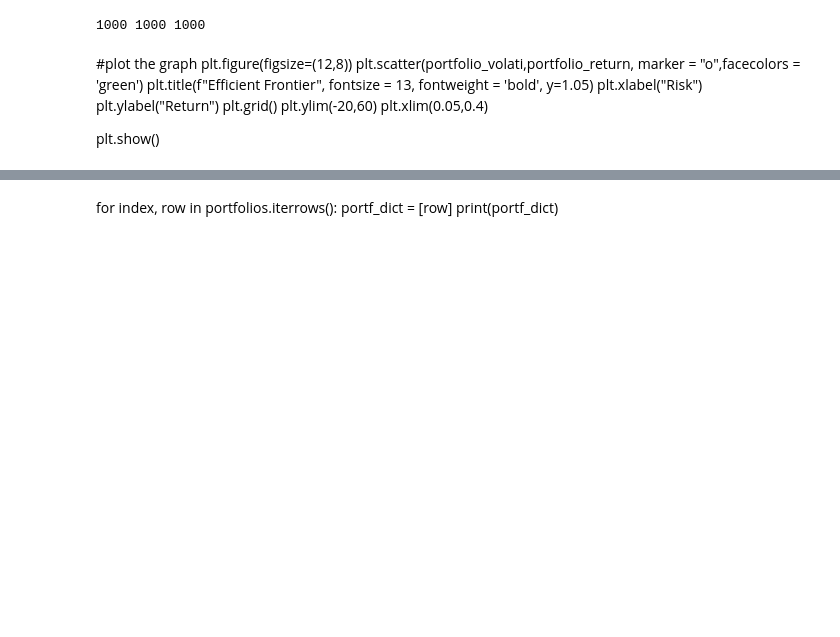
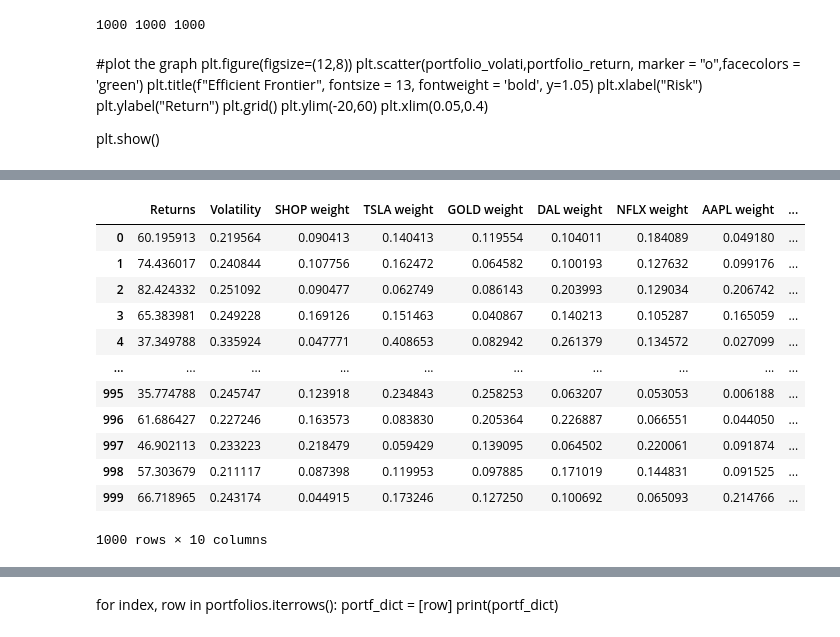
Before and after one commit to itspria/Stock-Portfolio-Optimization, a Jupyter notebook: Code/Stock_Calculations.ipynb, the cells around one changed output, grey strips where cells are left out. Saved outputs shown, nothing was run; the diff lists cells and outputs as text; code cells hidden in the pictures; blank space fills up the shorter version.

```diff
--- a/Code/Stock_Calculations.ipynb
+++ b/Code/Stock_Calculations.ipynb
@@ -610,0 +611,16 @@ portf
+# %%
+portfolios
+# %% [output]
+|  | Returns | Volatility | SHOP weight | TSLA weight | GOLD weight | DAL weight | NFLX weight | AAPL weight | ... |
+| 0 | 60.195913 | 0.219564 | 0.090413 | 0.140413 | 0.119554 | 0.104011 | 0.184089 | 0.049180 | ... |
+| 1 | 74.436017 | 0.240844 | 0.107756 | 0.162472 | 0.064582 | 0.100193 | 0.127632 | 0.099176 | ... |
+| 2 | 82.424332 | 0.251092 | 0.090477 | 0.062749 | 0.086143 | 0.203993 | 0.129034 | 0.206742 | ... |
+| 3 | 65.383981 | 0.249228 | 0.169126 | 0.151463 | 0.040867 | 0.140213 | 0.105287 | 0.165059 | ... |
+| 4 | 37.349788 | 0.335924 | 0.047771 | 0.408653 | 0.082942 | 0.261379 | 0.134572 | 0.027099 | ... |
+| ... | ... | ... | ... | ... | ... | ... | ... | ... | ... |
+| 995 | 35.774788 | 0.245747 | 0.123918 | 0.234843 | 0.258253 | 0.063207 | 0.053053 | 0.006188 | ... |
+| 996 | 61.686427 | 0.227246 | 0.163573 | 0.083830 | 0.205364 | 0.226887 | 0.066551 | 0.044050 | ... |
+| 997 | 46.902113 | 0.233223 | 0.218479 | 0.059429 | 0.139095 | 0.064502 | 0.220061 | 0.091874 | ... |
+| 998 | 57.303679 | 0.211117 | 0.087398 | 0.119953 | 0.097885 | 0.171019 | 0.144831 | 0.091525 | ... |
+| 999 | 66.718965 | 0.243174 | 0.044915 | 0.173246 | 0.127250 | 0.100692 | 0.065093 | 0.214766 | ... |
+1000 rows × 10 columns
```
Also changed, not shown: parts of 3 cells of this notebook, 3 other files.
